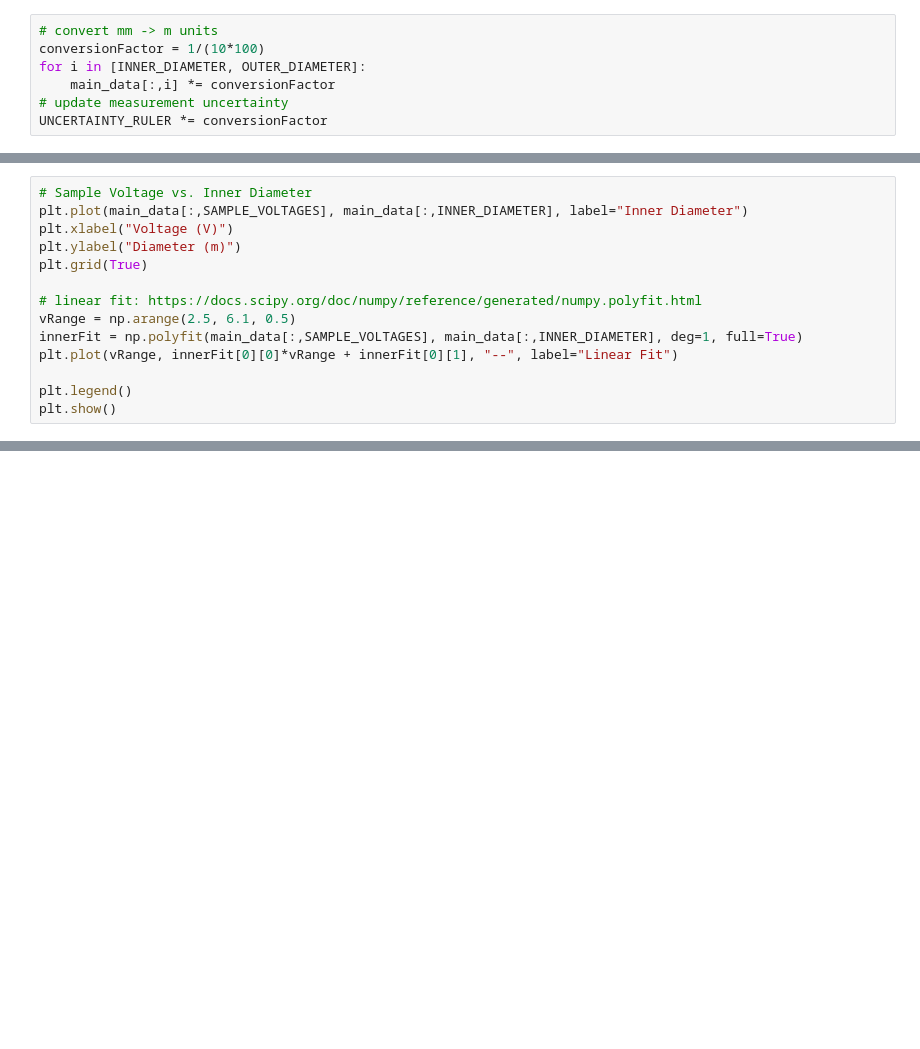
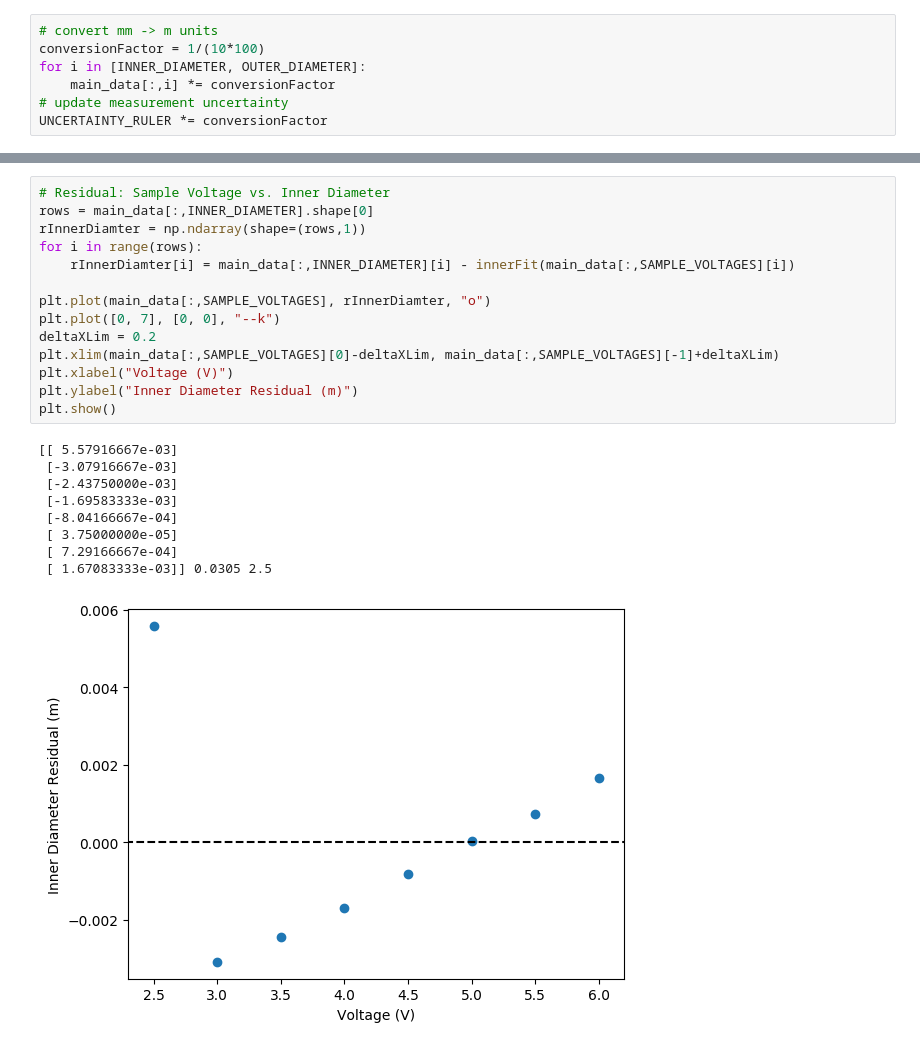
Before and after one commit to amanb2000/PHY293_Labs, a Jupyter notebook: lab03/notebooks/processing-1.ipynb, the cells around one changed output, grey strips where cells are left out. Drawn from its saved outputs; the diff is of its cells as text; blank space fills up the shorter version.

```diff
--- a/lab03/notebooks/processing-1.ipynb
+++ b/lab03/notebooks/processing-1.ipynb
@@ -47,14 +65,0 @@ plt.show()
-# %%
-# Sample Voltage vs. Inner Diameter
-plt.plot(main_data[:,SAMPLE_VOLTAGES], main_data[:,INNER_DIAMETER], label="Inner Diameter")
-plt.xlabel("Voltage (V)")
-plt.ylabel("Diameter (m)")
-plt.grid(True)
-
-# linear fit: https://docs.scipy.org/doc/numpy/reference/generated/numpy.polyfit.html
-vRange = np.arange(2.5, 6.1, 0.5)
-innerFit = np.polyfit(main_data[:,SAMPLE_VOLTAGES], main_data[:,INNER_DIAMETER], deg=1, full=True)
-plt.plot(vRange, innerFit[0][0]*vRange + innerFit[0][1], "--", label="Linear Fit")
-
-plt.legend()
-plt.show()
@@ -62,0 +82,24 @@ plt.show()
+# %%
+# Residual: Sample Voltage vs. Inner Diameter
+rows = main_data[:,INNER_DIAMETER].shape[0]
+rInnerDiamter = np.ndarray(shape=(rows,1))
+for i in range(rows):
+    rInnerDiamter[i] = main_data[:,INNER_DIAMETER][i] - innerFit(main_data[:,SAMPLE_VOLTAGES][i])
+
+plt.plot(main_data[:,SAMPLE_VOLTAGES], rInnerDiamter, "o")
+plt.plot([0, 7], [0, 0], "--k")
+deltaXLim = 0.2
+plt.xlim(main_data[:,SAMPLE_VOLTAGES][0]-deltaXLim, main_data[:,SAMPLE_VOLTAGES][-1]+deltaXLim)
+plt.xlabel("Voltage (V)")
+plt.ylabel("Inner Diameter Residual (m)")
+plt.show()
+# %% [output]
+[[ 5.57916667e-03]
+ [-3.07916667e-03]
+ [-2.43750000e-03]
+ [-1.69583333e-03]
+ [-8.04166667e-04]
+ [ 3.75000000e-05]
+ [ 7.29166667e-04]
+ [ 1.67083333e-03]] 0.0305 2.5
+[figure, added]
```
Also changed, not shown: parts of 5 cells of this notebook.
